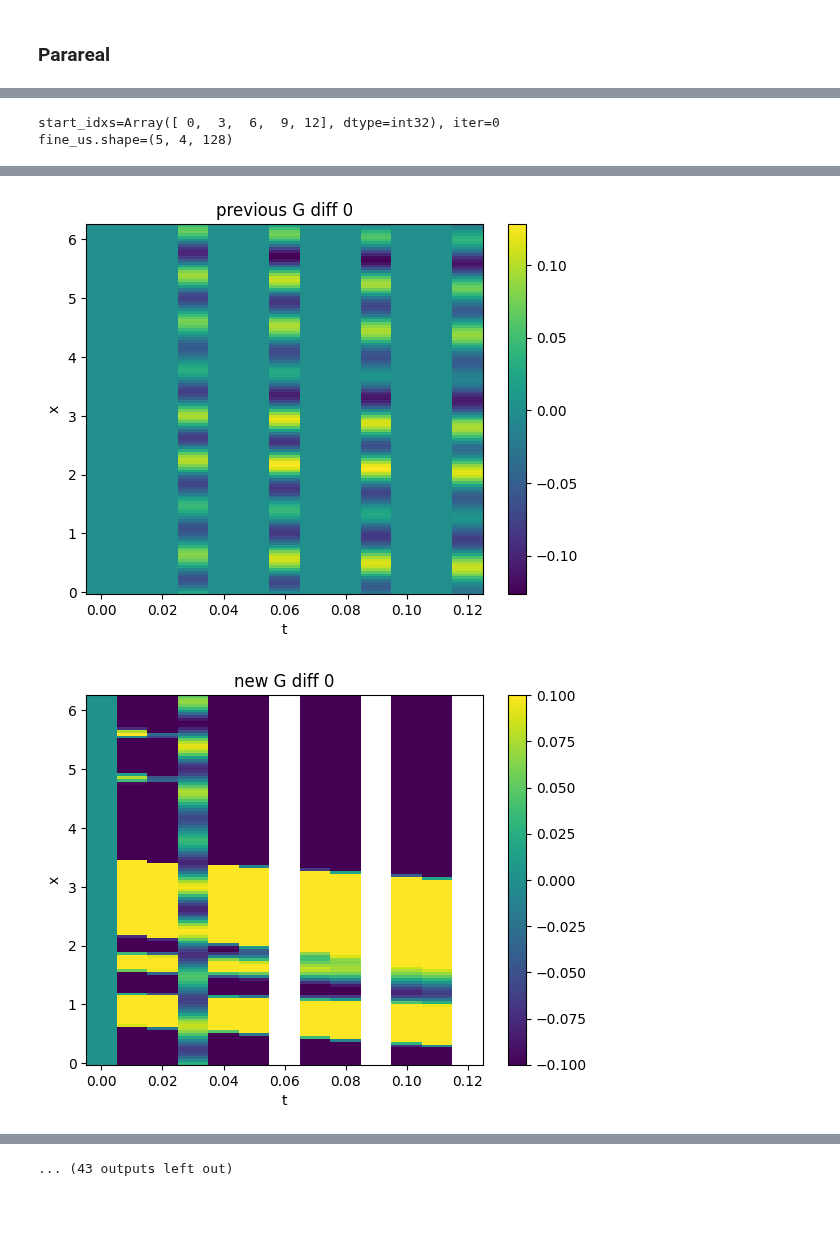
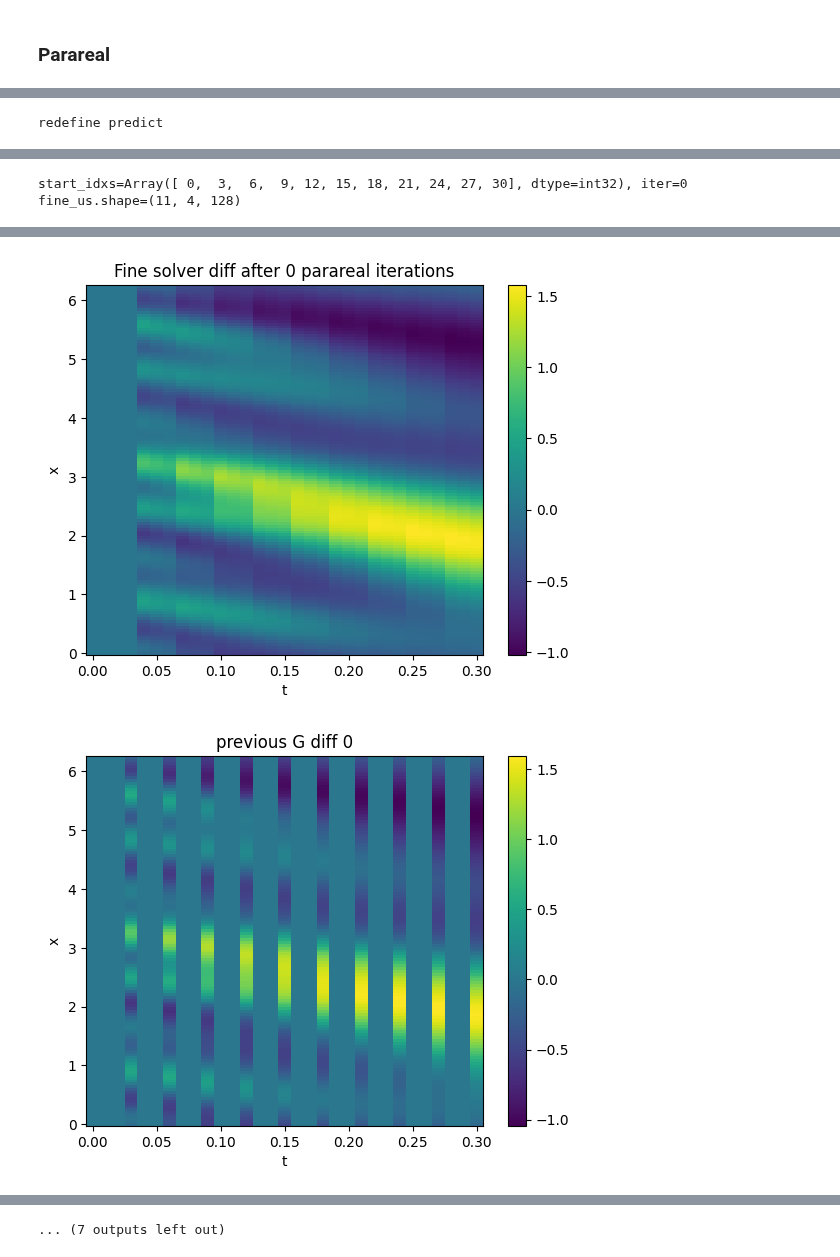
Before and after one commit to jakinng/A-PINN, a Jupyter notebook: adv_diff1d_spr2024.ipynb, the cells around one changed output, grey strips where cells are left out. Cells and saved outputs as stored; diff of their text form; code cells hidden in the pictures; blank space fills up the shorter version.

Commit message:
parareal fixed?

```diff
--- a/adv_diff1d_spr2024.ipynb
+++ b/adv_diff1d_spr2024.ipynb
@@ -758,7 +738,6 @@ cluster = False
 dim = 1
 ic = 2
 bc = "periodic"
-dt = 0.01
 if cluster:
     folder = "~/superUROP/2024-04-18"
 else:
@@ -766,12 +745,15 @@ else:
 max_newton_iter = 10
 
 N_t = 51
-N_t = 13
+N_t = 31
 
 NG = 3
-parareal_iters = N_t // NG
+# dt = 0.005 / NG
+dt = 0.01
+print(f"{dt=}")
+parareal_iters = 10
 
-true_solution = np.load(f"{folder}/advection_2_periodic_128x128_0_dt0.01.npy")
+# true_solution = np.load(f"{folder}/advection_2_periodic_128x128_0_dt0.01.npy")
 for seed in range(0, 1):
     initializer = lambda x: x
 
@@ -781,14 +763,11 @@ for seed in range(0, 1):
 
     initializer = lambda x: x
 
-    solver = Solver(equation = "advection", N = N, N_t = N_t, dt = dt, bounds = bounds, seed = seed, ic = ic, bc = bc, folder = folder, initializer = initializer, dim = dim, parareal_iters = parareal_iters)
-    print(f"{solver.dx}")
-    # solver.finite_difference() #diffusion_coefficient = lambda x: 0)
-    # solver.plot_data(solver.u, title = "at time 0", show = True)
-    # solver.backward_euler(max_newton_iter = max_newton_iter)
-    # print(f"Solved!")
-    # solver.plot_data(solver.u, title = "at time 0", show = True)
-    solver.parareal(predict = lambda x: predict(x, model, N = N), max_newton_iter = max_newton_iter, NG = NG, true_solution = true_solution)
+    # solver = Solver(equation = "advection", N = N, N_t = N_t, dt = dt, bounds = bounds, seed = seed, ic = ic, bc = bc, folder = folder, initializer = initializer, dim = dim, parareal_iters = parareal_iters)
+    print(f"{solver.u.shape=}")
+    solver.plot_data(solver.u, show = True, title = "init")
+
+    solver.parareal(predict = None, max_newton_iter = max_newton_iter, NG = NG, true_solution = true_solution)
 
     # true_solution = np.load(f"{folder}/50pararealiter_advection_2_periodic_128x128_0_dt0.001piter18.npy")
     # print(true_solution.shape)
@@ -805,0 +785 @@ omegas=Array([ 1.,  1.,  2.,  2.,  3.,  4.,  5.,  6.,  8., 10.], dtype=float32)
+redefine predict
@@ -807,2 +786,0 @@ omegas=Array([ 1.,  1.,  2.,  2.,  3.,  4.,  5.,  6.,  8., 10.], dtype=float32)
-start_idxs=Array([ 0,  3,  6,  9, 12], dtype=int32), iter=0
-fine_us.shape=(5, 4, 128)
@@ -809,0 +788,2 @@ fine_us.shape=(5, 4, 128)
+start_idxs=Array([ 0,  3,  6,  9, 12, 15, 18, 21, 24, 27, 30], dtype=int32), iter=0
+fine_us.shape=(11, 4, 128)
@@ -811,2 +791,2 @@ fine_us.shape=(5, 4, 128)
-[figure, old version]
+[figure, new version]
-[figure, old version]
+[figure, new version]
@@ -817 +796 @@ fine_us.shape=(5, 4, 128)
-... (43 outputs left out)
+... (7 outputs left out)
```
Also changed, not shown: parts of 2 cells of this notebook.
